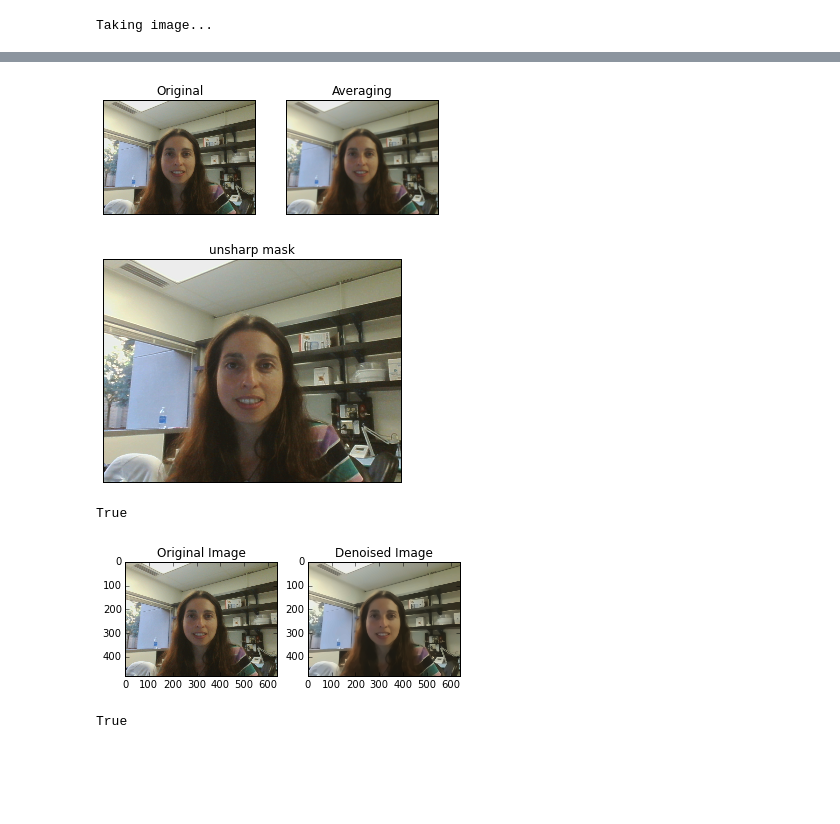
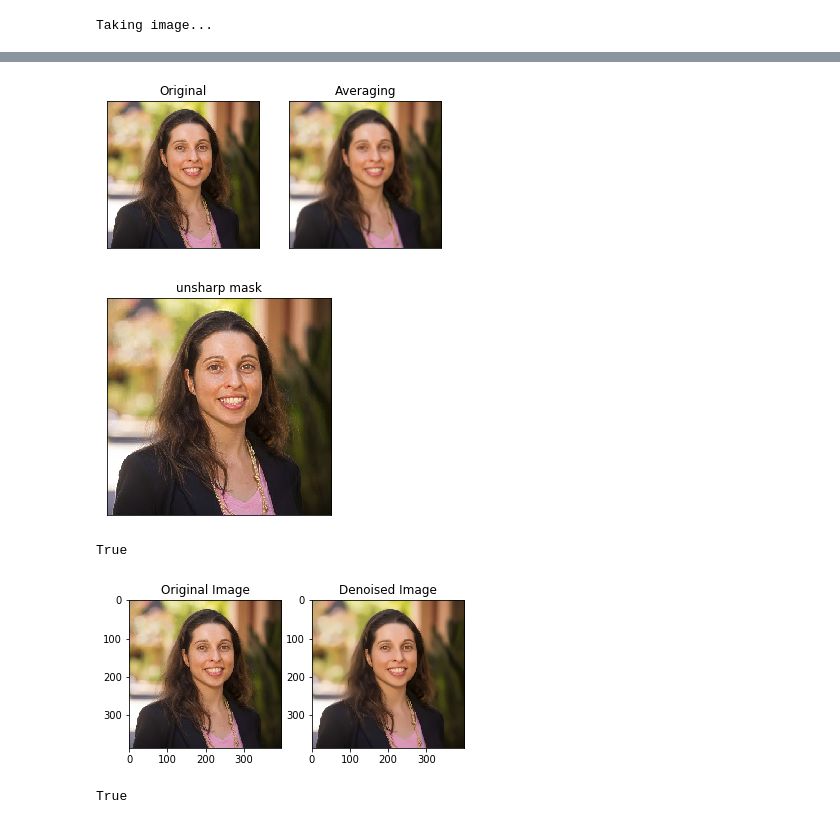
Before and after one commit to orlyliba/image-processing-python-primer, a Jupyter notebook: Fun project with OpenCV.ipynb, the cells around one changed output, grey strips where cells are left out. Drawn from its saved outputs; the diff is of its cells as text; code cells hidden in the pictures; blank space fills up the shorter version.

```diff
--- a/Fun project with OpenCV.ipynb
+++ b/Fun project with OpenCV.ipynb
@@ -144,31 +145,31 @@ cv2.imwrite("C:\Users\orly\Documents\Stanford\Courses\CME193 scientific python\p
 True
 # %%
-file = "C:\Users\orly\Documents\Stanford\Courses\CME193 scientific python\project\webcam_orly.png"
+file = "webcam_img.png"
 img = cv2.imread(file)
 
 kernel = np.ones((5,5),np.float32)/25
 dst = cv2.filter2D(img,-1,kernel)
 unsharp = cv2.add(cv2.subtract(img,dst),img)
 
 plt.subplot(121),plt.imshow(cv2.cvtColor(img, cv2.COLOR_BGR2RGB)),plt.title('Original')
 plt.xticks([]), plt.yticks([])
 plt.subplot(122),plt.imshow(cv2.cvtColor(dst, cv2.COLOR_BGR2RGB)),plt.title('Averaging')
 plt.xticks([]), plt.yticks([])
 plt.show()
 
 plt.imshow(cv2.cvtColor(unsharp, cv2.COLOR_BGR2RGB))
 plt.xticks([]), plt.yticks([])  # to hide tick values on X and Y axis
 plt.title('unsharp mask')
 plt.show()
 
-cv2.imwrite("C:\Users\orly\Documents\Stanford\Courses\CME193 scientific python\project\webcam_orly_blurred.png", dst)
-cv2.imwrite("C:\Users\orly\Documents\Stanford\Courses\CME193 scientific python\project\webcam_orly_unsharp_mask.png", unsharp)
+cv2.imwrite("webcam_img_blurred.png", dst)
+cv2.imwrite("webcam_img_unsharp_mask.png", unsharp)
 # %% [output]
-[figure, old version]
+[figure, new version]
-[figure, old version]
+[figure, new version]
 True
 # %%
-file = "C:\Users\orly\Documents\Stanford\Courses\CME193 scientific python\project\webcam_orly.png"
+file = "webcam_img.png"
 img = cv2.imread(file)
 
 dst = cv2.fastNlMeansDenoisingColored(img,None,5,5,7,21)
@@ -176,8 +177,8 @@ dst = cv2.fastNlMeansDenoisingColored(img,None,5,5,7,21)
 plt.subplot(121),plt.imshow(cv2.cvtColor(img, cv2.COLOR_BGR2RGB)), plt.title('Original Image')
 plt.subplot(122),plt.imshow(cv2.cvtColor(dst, cv2.COLOR_BGR2RGB)), plt.title('Denoised Image')
 plt.show()
-cv2.imwrite("C:\Users\orly\Documents\Stanford\Courses\CME193 scientific python\project\webcam_orly_denoised.png", dst)
+cv2.imwrite("webcam_img_denoised.png", dst)
 # %% [output]
-[figure, old version]
+[figure, new version]
 True
 # %%
```
Also changed, not shown: parts of 8 cells of this notebook, 5 other files.
